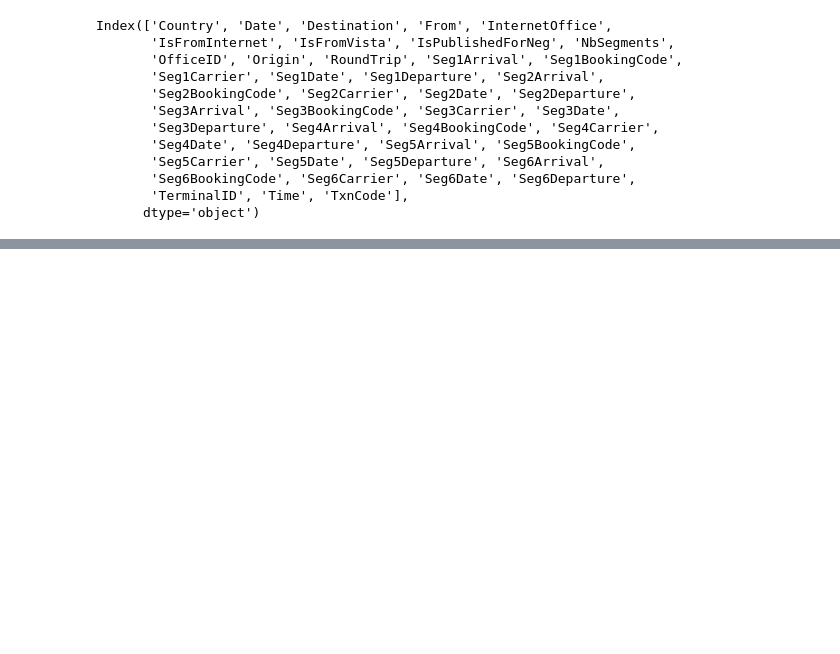
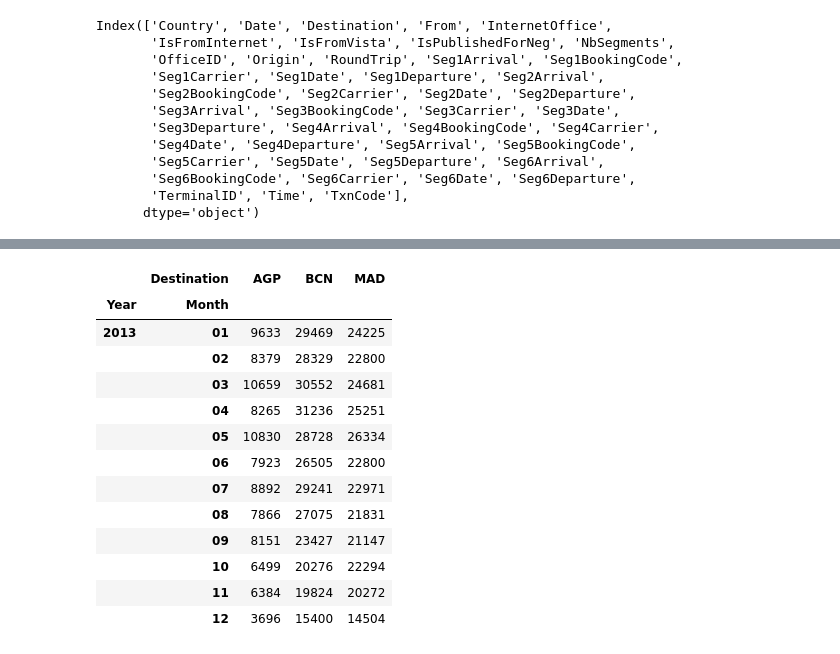
Before and after one commit to bdeotto/reto_Amadeus, a Jupyter notebook: reto_Amadeus.ipynb, the cells around one changed output, grey strips where cells are left out. Saved outputs shown, nothing was run; the diff lists cells and outputs as text; code cells hidden in the pictures; blank space fills up the shorter version.

```diff
--- a/reto_Amadeus.ipynb
+++ b/reto_Amadeus.ipynb
@@ -367,0 +434,19 @@ dtype: int64
+# %%
+df_searches_mini_PT=df_searches_mini.pivot_table(index=['Year','Month'],columns='Destination',\
+                                                 values='Date',aggfunc='count')
+df_searches_mini_PT.head(15)
+# %% [output]
+|  | Destination | AGP | BCN | MAD |
+| Year | Month |  |  |  |
+| 2013 | 01 | 9633 | 29469 | 24225 |
+|  | 02 | 8379 | 28329 | 22800 |
+|  | 03 | 10659 | 30552 | 24681 |
+|  | 04 | 8265 | 31236 | 25251 |
+|  | 05 | 10830 | 28728 | 26334 |
+|  | 06 | 7923 | 26505 | 22800 |
+|  | 07 | 8892 | 29241 | 22971 |
+|  | 08 | 7866 | 27075 | 21831 |
+|  | 09 | 8151 | 23427 | 21147 |
+|  | 10 | 6499 | 20276 | 22294 |
+|  | 11 | 6384 | 19824 | 20272 |
+|  | 12 | 3696 | 15400 | 14504 |
```
Also changed, not shown: parts of 13 cells of this notebook, 3 other files.
